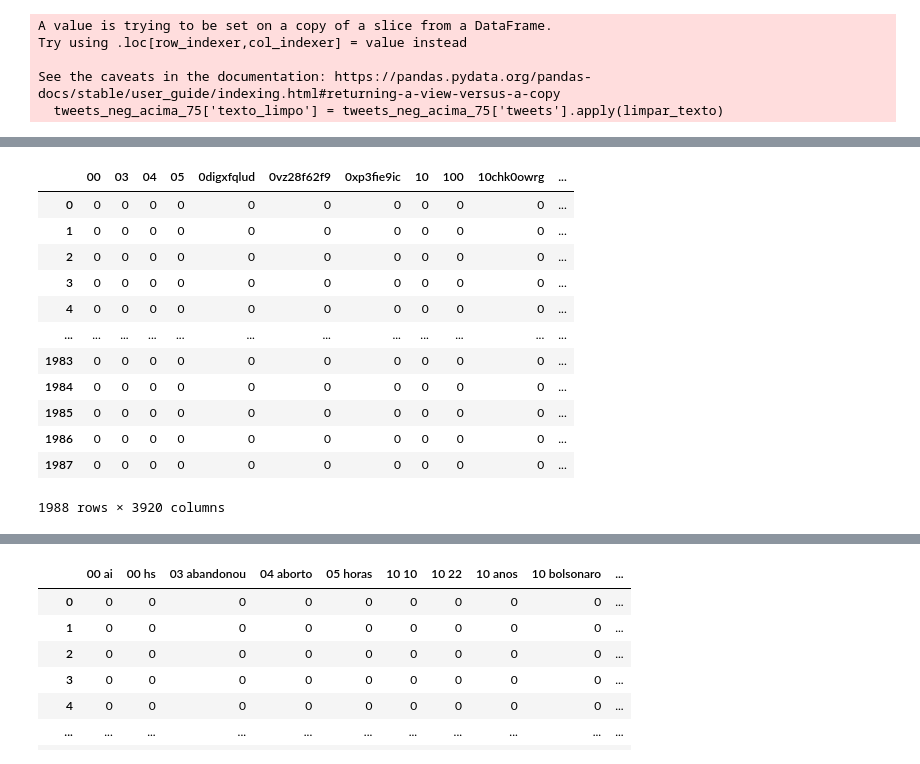
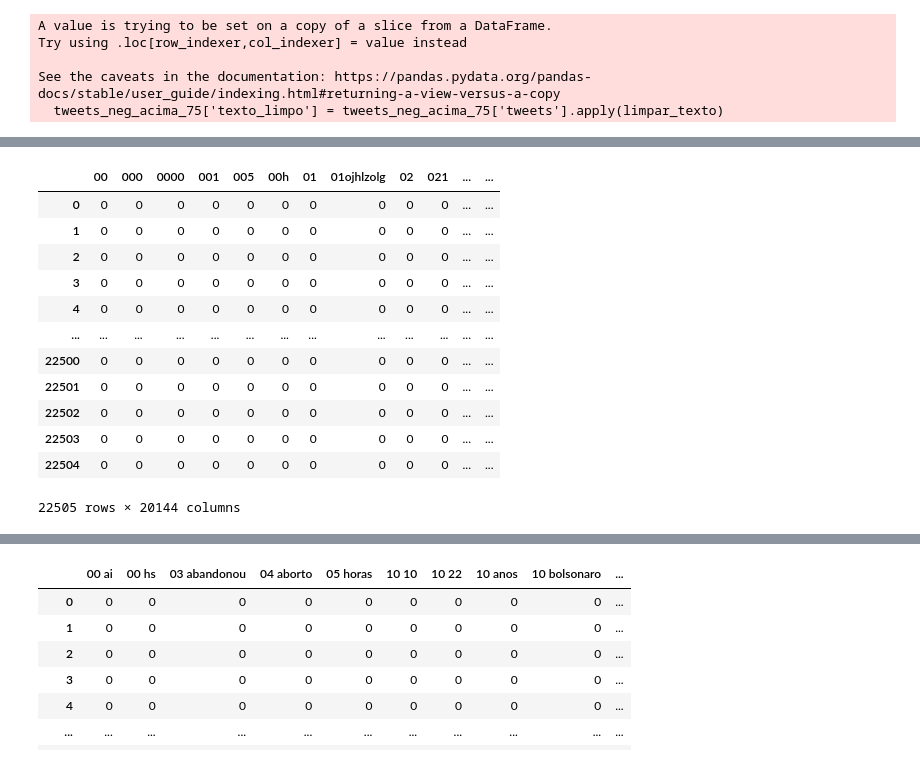
Before and after one commit to Bruno-Donato/projeto_tera, a Jupyter notebook: analise_contexto.ipynb, the cells around one changed output, grey strips where cells are left out. Cells and saved outputs as stored; diff of their text form; code cells hidden in the pictures.

```diff
--- a/analise_contexto.ipynb
+++ b/analise_contexto.ipynb
@@ -102,16 +106,19 @@ Algoritmos de Machine Learning e DeepLearning são especialistas em encontrar pa
 # %%
-# Aplicando tratamento no dataset para o word2vec
-
-punct = ['.',',','!','?',':',';',')','(', '@']                               # Definindo lista de pontuações
-stopwords_portugues = nltk.corpus.stopwords.words('portuguese') # Definindo lista de stopwords
-
-tokens = [] # Cria lista para armazenar tokens
+tokens_todos_tweets = [] # Cria lista para armazenar tokens de todos os tweets
 for doc in df_classif_erika_modelo_pos_ajuste['tweets']:
     token = (word_tokenize(doc))
     token_lwr = [x.lower() for x in token]                             # Tudo para minúsculo
     token_stp = [x for x in token_lwr if x not in stopwords_portugues] # Remove Stopwords
     token_pct = [x for x in token_stp if x not in punct]               # Remove pontuações
-    tokens.append(token_pct)                                           # Adiciona tokens a lista
-
-# Cria coluna com tokens sem stopwords no dataframe
-df_classif_erika_modelo_pos_ajuste['tokens_limpos'] = tokens
+    tokens_todos_tweets.append(token_pct)
+# %%
+# Cria coluna com tokens sem stopwords no dataframe
+df_classif_erika_modelo_pos_ajuste['tokens_limpos'] = tokens_todos_tweets
+# %%
+tokens_tweets_neg = [] # Cria lista para armazenar tokens de todos os tweets
+for doc in df_tweets_neg['tweets']:
+    token = (word_tokenize(doc))
+    token_lwr = [x.lower() for x in token]                             # Tudo para minúsculo
+    token_stp = [x for x in token_lwr if x not in stopwords_portugues] # Remove Stopwords
+    token_pct = [x for x in token_stp if x not in punct]               # Remove pontuações
+    tokens_tweets_neg.append(token_pct)
@@ -493,6 +570,9 @@ def limpar_texto(texto):
     texto_limpo = " ".join(tokens)
 
     return texto_limpo
+# %%
+# Apply the cleaning function to the 'text_column' in the DataFrame
+df_classif_erika_modelo_pos_ajuste['texto_limpo'] = df_classif_erika_modelo_pos_ajuste['tweets'].apply(limpar_texto)
 # %%
 # Apply the cleaning function to the 'text_column' in the DataFrame
 tweets_neg_acima_75['texto_limpo'] = tweets_neg_acima_75['tweets'].apply(limpar_texto)
@@ -530,27 +594,27 @@ def nome_colunas(tokenizer, data_frame):
 # %%
 # Instanciando CountVectorizer
 tokenizer_unigram = CountVectorizer(ngram_range=(1,1))
 
 # Fit e transform dos reviews limpos, cria uma matriz esparsa
-bow_unigram = tokenizer_unigram.fit_transform(tweets_neg_acima_75['tokens_texto'])
+bow_unigram = tokenizer_unigram.fit_transform(df_classif_erika_modelo_pos_ajuste['tokens_texto'])
 
 # Criação do DF
 bow_unigram_df = pd.DataFrame(bow_unigram.todense())
 
 # Verificando 50 termos mais frequentes
 nome_colunas(tokenizer_unigram, bow_unigram_df)
 # %% [output]
-|  | 00 | 03 | 04 | 05 | 0digxfqlud | 0vz28f62f9 | 0xp3fie9ic | 10 | 100 | 10chk0owrg | ... |
-| 0 | 0 | 0 | 0 | 0 | 0 | 0 | 0 | 0 | 0 | 0 | ... |
-| 1 | 0 | 0 | 0 | 0 | 0 | 0 | 0 | 0 | 0 | 0 | ... |
-| 2 | 0 | 0 | 0 | 0 | 0 | 0 | 0 | 0 | 0 | 0 | ... |
-| 3 | 0 | 0 | 0 | 0 | 0 | 0 | 0 | 0 | 0 | 0 | ... |
-| 4 | 0 | 0 | 0 | 0 | 0 | 0 | 0 | 0 | 0 | 0 | ... |
-| ... | ... | ... | ... | ... | ... | ... | ... | ... | ... | ... | ... |
-| 1983 | 0 | 0 | 0 | 0 | 0 | 0 | 0 | 0 | 0 | 0 | ... |
-| 1984 | 0 | 0 | 0 | 0 | 0 | 0 | 0 | 0 | 0 | 0 | ... |
-| 1985 | 0 | 0 | 0 | 0 | 0 | 0 | 0 | 0 | 0 | 0 | ... |
-| 1986 | 0 | 0 | 0 | 0 | 0 | 0 | 0 | 0 | 0 | 0 | ... |
-| 1987 | 0 | 0 | 0 | 0 | 0 | 0 | 0 | 0 | 0 | 0 | ... |
+|  | 00 | 000 | 0000 | 001 | 005 | 00h | 01 | 01ojhlzolg | 02 | 021 | ... | ... |
+| 0 | 0 | 0 | 0 | 0 | 0 | 0 | 0 | 0 | 0 | 0 | ... | ... |
+| 1 | 0 | 0 | 0 | 0 | 0 | 0 | 0 | 0 | 0 | 0 | ... | ... |
+| 2 | 0 | 0 | 0 | 0 | 0 | 0 | 0 | 0 | 0 | 0 | ... | ... |
+| 3 | 0 | 0 | 0 | 0 | 0 | 0 | 0 | 0 | 0 | 0 | ... | ... |
+| 4 | 0 | 0 | 0 | 0 | 0 | 0 | 0 | 0 | 0 | 0 | ... | ... |
+| ... | ... | ... | ... | ... | ... | ... | ... | ... | ... | ... | ... | ... |
+| 22500 | 0 | 0 | 0 | 0 | 0 | 0 | 0 | 0 | 0 | 0 | ... | ... |
+| 22501 | 0 | 0 | 0 | 0 | 0 | 0 | 0 | 0 | 0 | 0 | ... | ... |
+| 22502 | 0 | 0 | 0 | 0 | 0 | 0 | 0 | 0 | 0 | 0 | ... | ... |
+| 22503 | 0 | 0 | 0 | 0 | 0 | 0 | 0 | 0 | 0 | 0 | ... | ... |
+| 22504 | 0 | 0 | 0 | 0 | 0 | 0 | 0 | 0 | 0 | 0 | ... | ... |
-1988 rows × 3920 columns
+22505 rows × 20144 columns
 # %%
```
Also changed, not shown: parts of 36 cells of this notebook.
